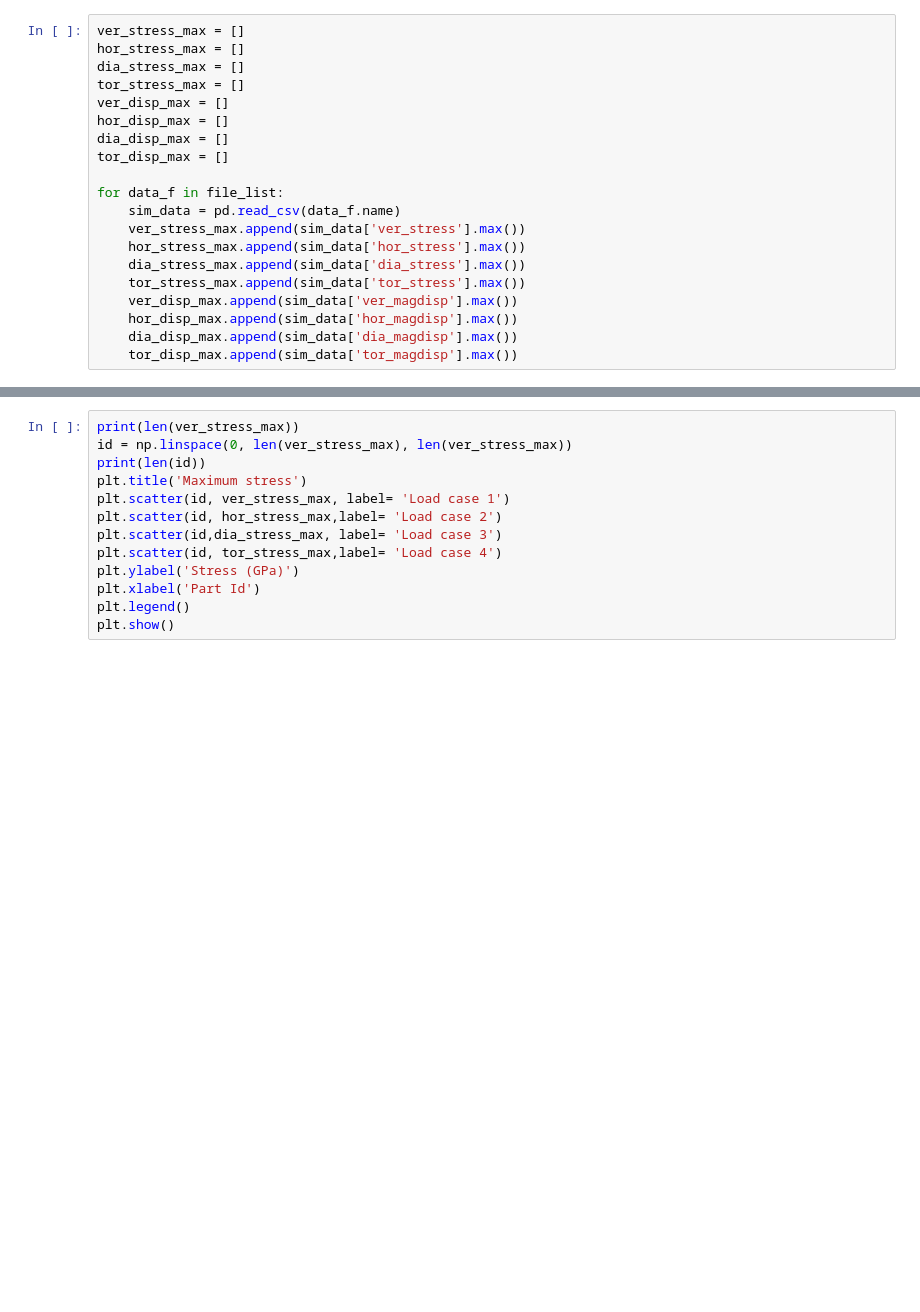
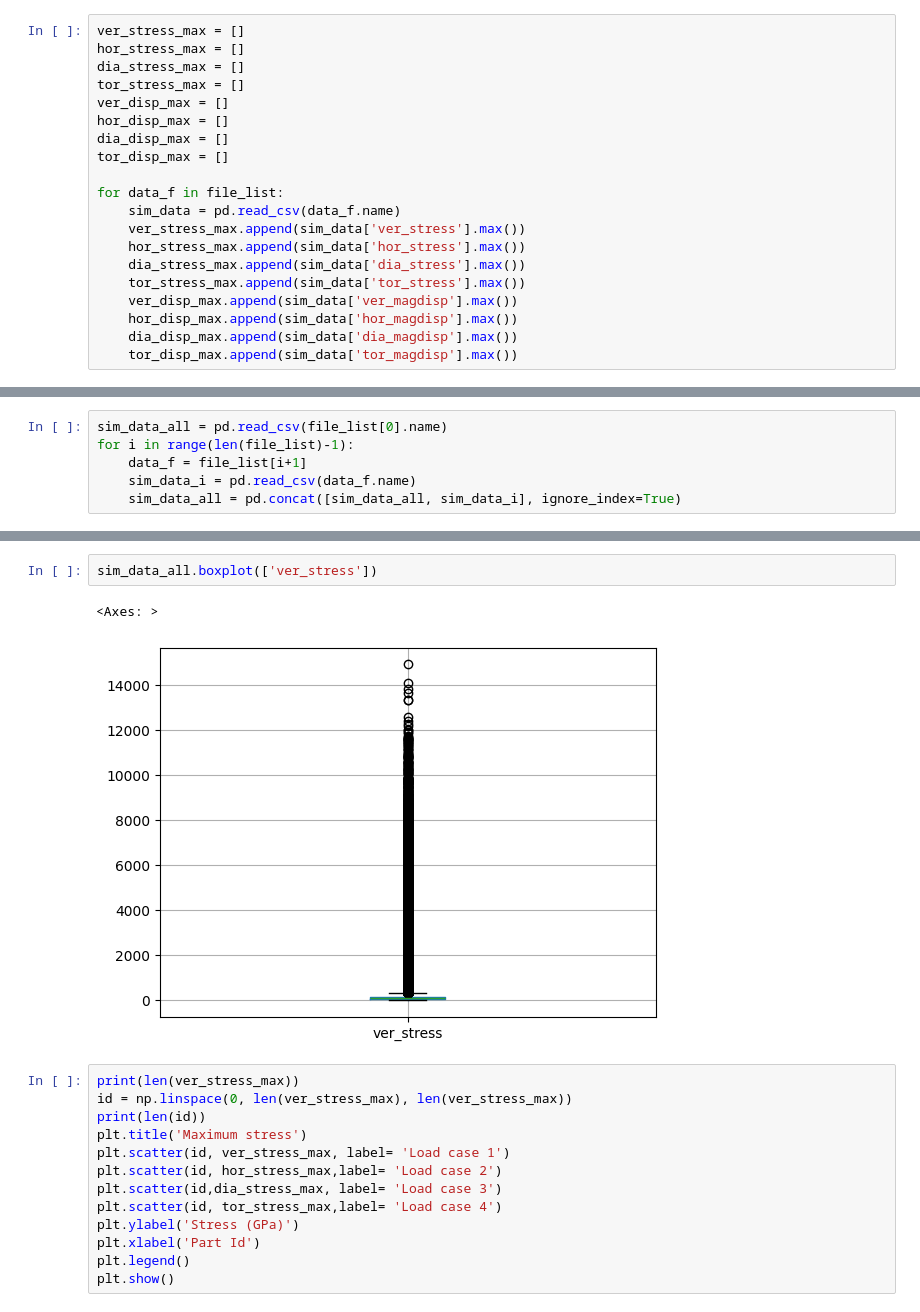
Before and after one commit to ajdr88/CAE_DS_Training, a Jupyter notebook: Week-1.ipynb, the cells around one changed output, grey strips where cells are left out. Cells and saved outputs as stored; diff of their text form; blank space fills up the shorter version.

```diff
--- a/Week-1.ipynb
+++ b/Week-1.ipynb
@@ -210,0 +241,6 @@ for data_f in file_list:
+# %%
+sim_data_all = pd.read_csv(file_list[0].name)
+for i in range(len(file_list)-1):
+    data_f = file_list[i+1]
+    sim_data_i = pd.read_csv(data_f.name)
+    sim_data_all = pd.concat([sim_data_all, sim_data_i], ignore_index=True)
@@ -211,3 +279,8 @@ for data_f in file_list:
+# %%
+sim_data_all.boxplot(['ver_stress'])
+# %% [output]
+<Axes: >
+[figure, added]
 # %%
 print(len(ver_stress_max))
 id = np.linspace(0, len(ver_stress_max), len(ver_stress_max))
```
Also changed, not shown: parts of 33 cells of this notebook, 1 other file.
